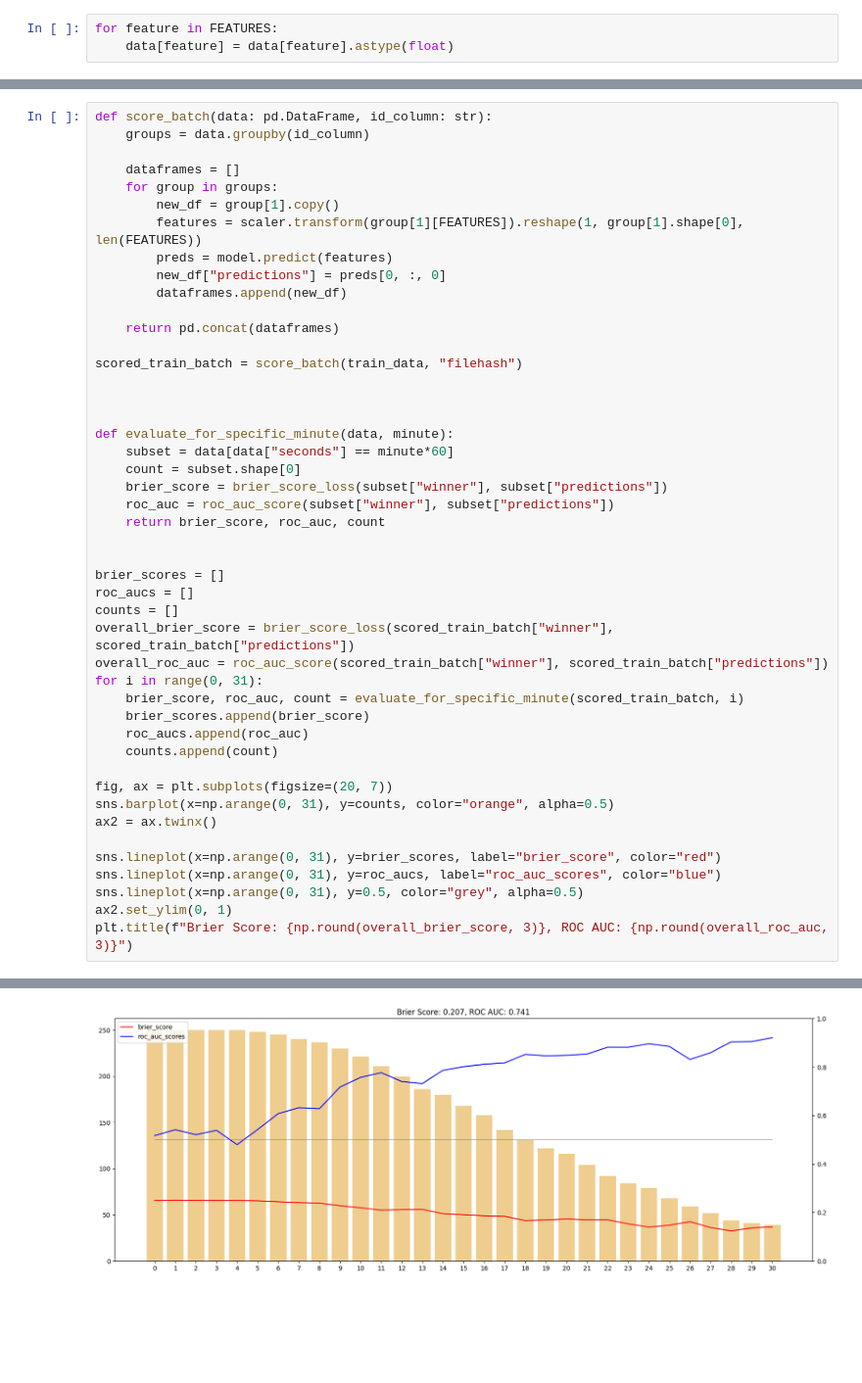
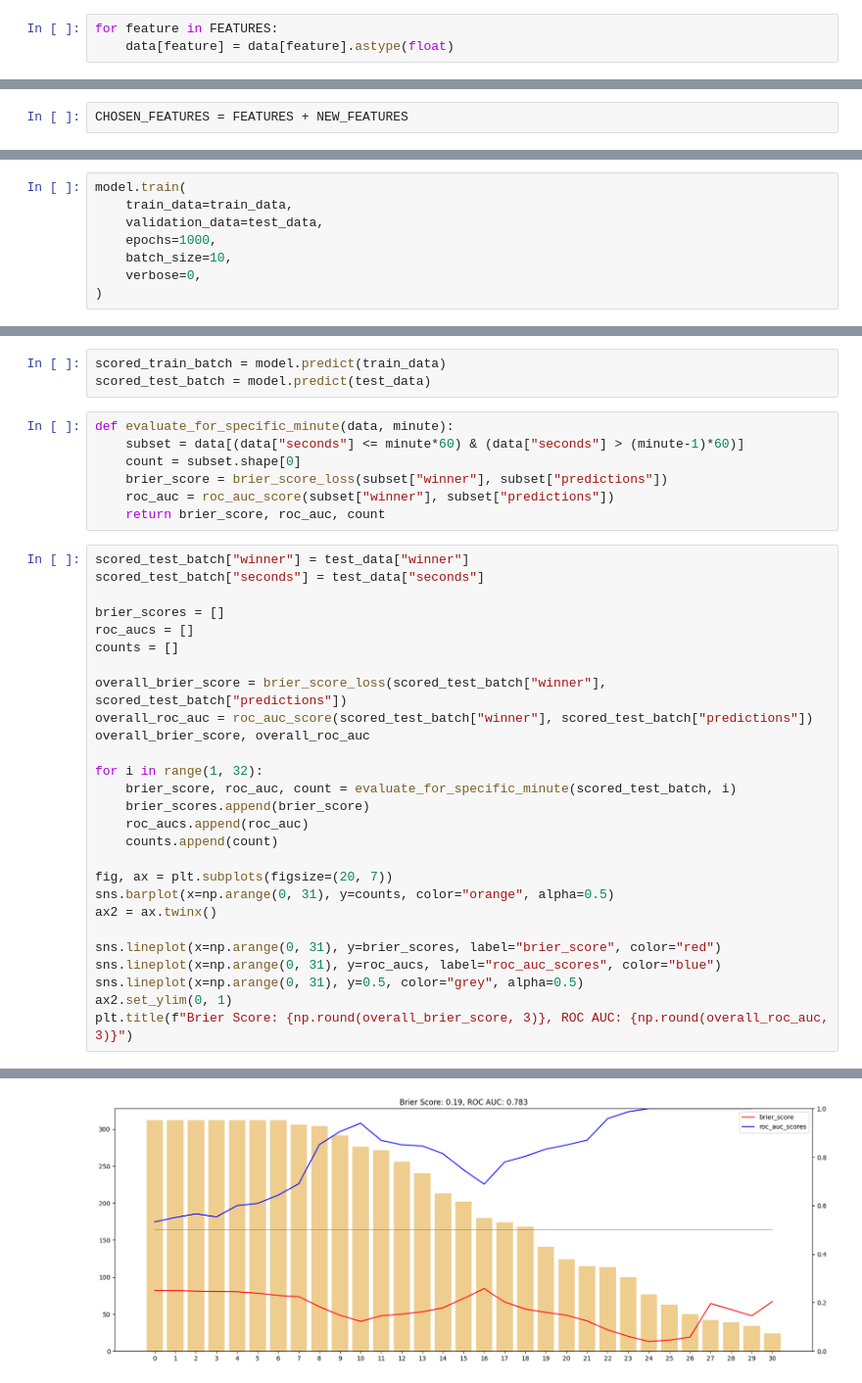
Before and after one commit to nedwebster/starcraft_predictor, a Jupyter notebook: ml_analysis/02_modelling/lstm.ipynb, the cells around one changed output, grey strips where cells are left out. Shown at 98% size. Saved outputs shown, nothing was run; the diff lists cells and outputs as text; blank space fills up the shorter version.

```diff
--- a/ml_analysis/02_modelling/lstm.ipynb
+++ b/ml_analysis/02_modelling/lstm.ipynb
@@ -451,0 +61,2 @@ Restoring model weights from the end of the best epoch: 22.
+# %%
+CHOSEN_FEATURES = FEATURES + NEW_FEATURES
@@ -451,0 +116,8 @@ Restoring model weights from the end of the best epoch: 22.
+# %%
+model.train(
+    train_data=train_data,
+    validation_data=test_data,
+    epochs=1000,
+    batch_size=10,
+    verbose=0,
+)
@@ -481,36 +170,27 @@ _ = evaluate_specific_match(test_data, filehash)
+# %%
+scored_train_batch = model.predict(train_data)
+scored_test_batch = model.predict(test_data)
+# %%
+def evaluate_for_specific_minute(data, minute):
+    subset = data[(data["seconds"] <= minute*60) & (data["seconds"] > (minute-1)*60)]
+    count = subset.shape[0]
+    brier_score = brier_score_loss(subset["winner"], subset["predictions"])
+    roc_auc = roc_auc_score(subset["winner"], subset["predictions"])
+    return brier_score, roc_auc, count
 # %%
-def score_batch(data: pd.DataFrame, id_column: str):
-    groups = data.groupby(id_column)
-
-    dataframes = []
-    for group in groups:
-        new_df = group[1].copy()
-        features = scaler.transform(group[1][FEATURES]).reshape(1, group[1].shape[0], len(FEATURES))
-        preds = model.predict(features)
-        new_df["predictions"] = preds[0, :, 0]
-        dataframes.append(new_df)
-
-    return pd.concat(dataframes)
-
-scored_train_batch = score_batch(train_data, "filehash")
-
-
-
-def evaluate_for_specific_minute(data, minute):
-    subset = data[data["seconds"] == minute*60]
-    count = subset.shape[0]
-    brier_score = brier_score_loss(subset["winner"], subset["predictions"])
-    roc_auc = roc_auc_score(subset["winner"], subset["predictions"])
-    return brier_score, roc_auc, count
-
+scored_test_batch["winner"] = test_data["winner"]
+scored_test_batch["seconds"] = test_data["seconds"]
 
 brier_scores = []
 roc_aucs = []
 counts = []
-overall_brier_score = brier_score_loss(scored_train_batch["winner"], scored_train_batch["predictions"])
-overall_roc_auc = roc_auc_score(scored_train_batch["winner"], scored_train_batch["predictions"])
-for i in range(0, 31):
-    brier_score, roc_auc, count = evaluate_for_specific_minute(scored_train_batch, i)
+
+overall_brier_score = brier_score_loss(scored_test_batch["winner"], scored_test_batch["predictions"])
+overall_roc_auc = roc_auc_score(scored_test_batch["winner"], scored_test_batch["predictions"])
+overall_brier_score, overall_roc_auc
+
+for i in range(1, 32):
+    brier_score, roc_auc, count = evaluate_for_specific_minute(scored_test_batch, i)
     brier_scores.append(brier_score)
     roc_aucs.append(roc_auc)
     counts.append(count)
@@ -529 +209 @@ Text(0.5, 1.0, 'Brier Score: 0.207, ROC AUC: 0.741')
-[figure, old version]
+[figure, new version]
```
Also changed, not shown: parts of 37 cells of this notebook, 5 other files.
